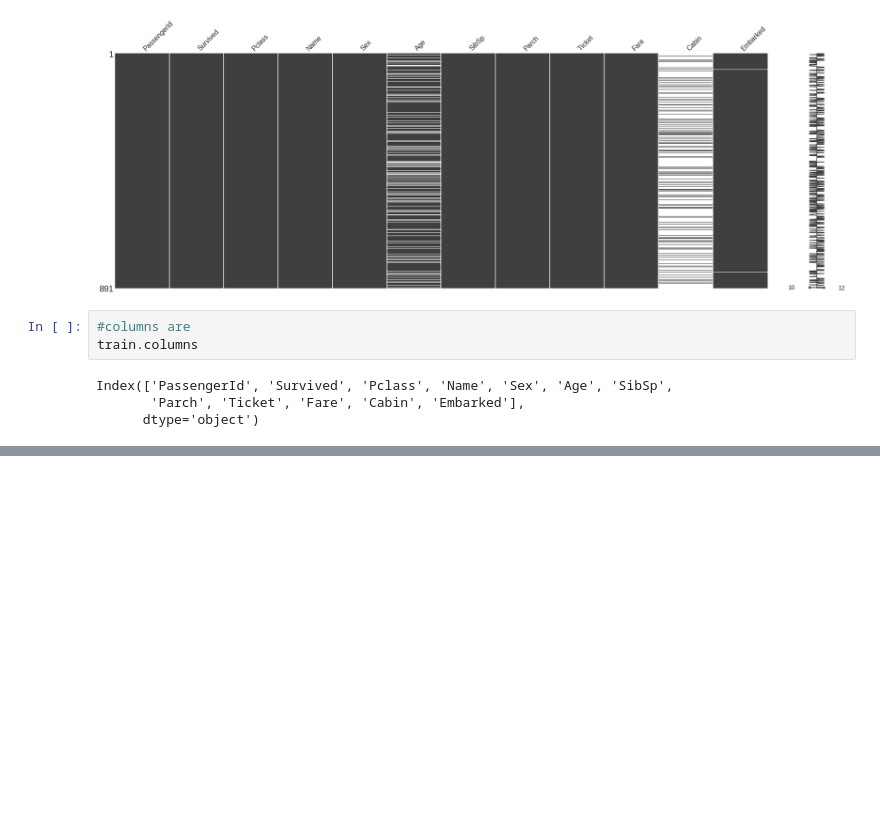
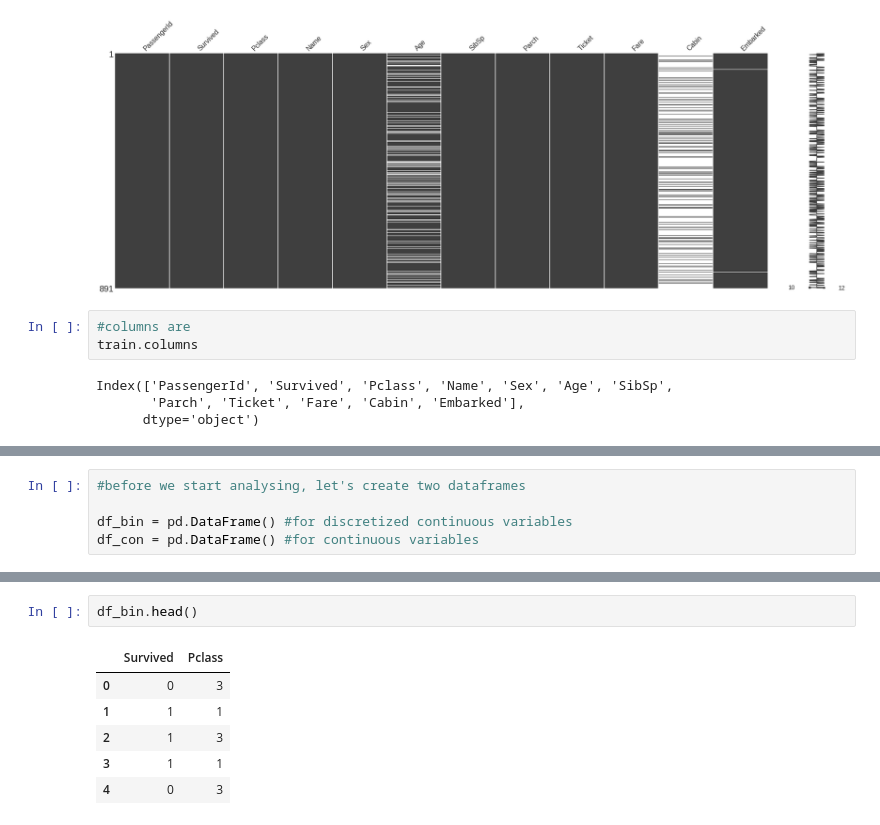
Before and after one commit to shubham-singh-ss/Titanic-ML, a Jupyter notebook: Titanic survivers.ipynb, the cells around one changed output, grey strips where cells are left out. Cells and saved outputs as stored; diff of their text form; blank space fills up the shorter version.

```diff
--- a/Titanic survivers.ipynb
+++ b/Titanic survivers.ipynb
@@ -118,3 +120,8 @@ number of missing and NaN values for each columns
  'Fare': 0,
  'Cabin': 687,
  'Embarked': 2}
+# %%
+#before we start analysing, let's create two dataframes
+
+df_bin = pd.DataFrame() #for discretized continuous variables
+df_con = pd.DataFrame() #for continuous variables
@@ -120,0 +199,9 @@ number of missing and NaN values for each columns
+# %%
+df_bin.head()
+# %% [output]
+|  | Survived | Pclass |
+| 0 | 0 | 3 |
+| 1 | 1 | 1 |
+| 2 | 1 | 3 |
+| 3 | 1 | 1 |
+| 4 | 0 | 3 |
```
Also changed, not shown: parts of 19 cells of this notebook.
